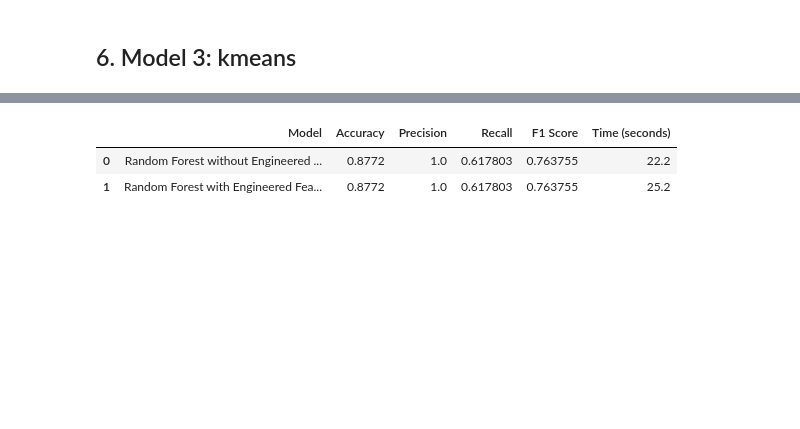
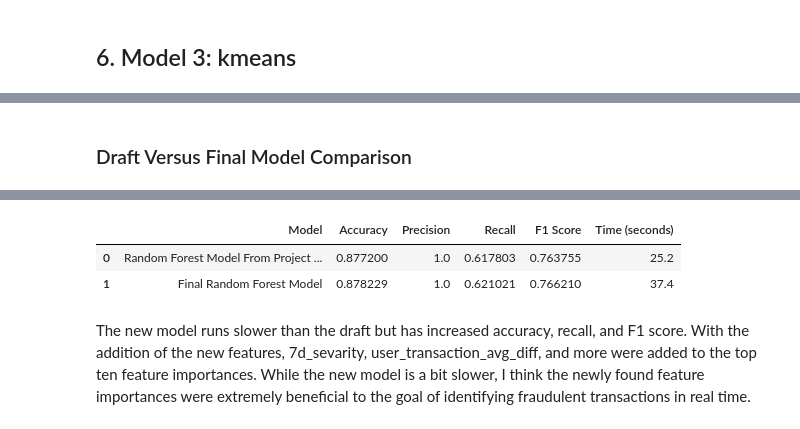
Before and after one commit to madfroggiez/My-Final-Project, a Jupyter notebook: final_project_draft.ipynb, the cells around one changed output, grey strips where cells are left out. Drawn from its saved outputs; the diff is of its cells as text; code cells hidden in the pictures; blank space fills up the shorter version.

```diff
--- a/final_project_draft.ipynb
+++ b/final_project_draft.ipynb
@@ -529,21 +505,15 @@ plt.show()
 # %%
 
 #random forest with out engineered features
-print('Statiscics of Random Forest without Engineered Features:\n')
-rf_wo_ef()
+#print('Statiscics of Random Forest without Engineered Features:\n')
+#rf_wo_ef()
 
-print('top 10 feature importances without engineered features:\n')
-
-print(Feature_Importances_1.head(10))
-
-time_wo_ef = 22.2
-#random forest with engineered features
-print('\nStatiscics of Random Forest with Engineered Features:\n')
+print('\nStatiscics of Random Forest Model:\n')
 rf_w_ef()
 
-print('top 10 feature importances with engineered features:\n')
+print('\ntop 10 feature importances with engineered features:')
 print(Feature_Importances.head(10))
-time_w_ef =25.2
+time_w_ef = 37.4
 
 print('\n k-means clustering mean analysis:\n')
 print(cluster_summary_combined)
@@ -568,10 +538,46 @@ Avg_Transaction_Amount_7d      0.067669
+# %% [markdown]
+### Draft Versus Final Model Comparison
 # %%
 comparison_table = pd.DataFrame({
-    'Model': ['Random Forest without Engineered Features', 'Random Forest with Engineered Features'],
-    'Accuracy': [accuracy_score(y_test_1, y_pred_1), accuracy_score(y_test, rf_predictions)],
-    'Precision': [precision_score(y_test_1, y_pred_1), precision_score(y_test, rf_predictions)],
-    'Recall': [recall_score(y_test_1, y_pred_1), recall_score(y_test, rf_predictions)],
-    'F1 Score': [f1_score(y_test_1, y_pred_1), f1_score(y_test, rf_predictions)],
-    'Time (seconds)': [time_wo_ef, time_w_ef] })
+    'Model': ['Random Forest Model From Project Draft', 'Final Random Forest Model'],
+    'Accuracy': [0.8772, accuracy_score(y_test, rf_predictions)],
+    'Precision': [1.0, precision_score(y_test, rf_predictions)],
+    'Recall': [0.617803, recall_score(y_test, rf_predictions)],
+    'F1 Score': [0.763755, f1_score(y_test, rf_predictions)],
+    'Time (seconds)': [25.2, time_w_ef] })
+
+previus_model_metrics = pd.DataFrame({
+    'Feature': [
+        'Failed_Transaction_Count_7d',
+        'Transaction_Distance',
+        'Account_Balance',
+        'Avg_Transaction_Amount_7d',
+        'Amount_Deviation_from_7d_Avg',
+        'Transaction_Amount',
+        'Amount_to_Balance_Ratio',
+        'Card_Age',
+        'Daily_Transaction_Count',
+        'Is_Weekend'
+    ],
+    'Importance': [
+        0.432134,
+        0.056033,
+        0.054597,
+        0.053576,
+        0.053484,
+        0.053468,
+        0.053229,
+        0.052524,
+        0.033894,
+        0.007933
+    ]
+})
+
+print ('top ten features from draft model:')
+print(previus_model_metrics.head(10))
+
+print ('\ntop ten features from final model:\n')
+print(Feature_Importances.head(10))
+print('\nModel Performance Comparison Draft Versus Final :\n')
 comparison_table.head()
 # %% [output]
@@ -578,6 +601,8 @@ comparison_table.head()
 |  | Model | Accuracy | Precision | Recall | F1 Score | Time (seconds) |
-| 0 | Random Forest without Engineered ... | 0.8772 | 1.0 | 0.617803 | 0.763755 | 22.2 |
-| 1 | Random Forest with Engineered Fea... | 0.8772 | 1.0 | 0.617803 | 0.763755 | 25.2 |
+| 0 | Random Forest Model From Project ... | 0.877200 | 1.0 | 0.617803 | 0.763755 | 25.2 |
+| 1 | Final Random Forest Model | 0.878229 | 1.0 | 0.621021 | 0.766210 | 37.4 |
+# %% [markdown]
+The new model runs slower than the draft but has increased accuracy, recall, and F1 score. With the addition of the new features, 7d_sevarity, user_transaction_avg_diff, and more were added to the top ten feature importances. While the new model is a bit slower, I think the newly found feature importances were extremely beneficial to the goal of identifying fraudulent transactions in real time.
 # %%
 cluster_profile = X_train_kmeans.groupby('Cluster').mean(numeric_only=True)
 cluster_profile.head()
```
Also changed, not shown: parts of 28 cells of this notebook, 1 other file.
